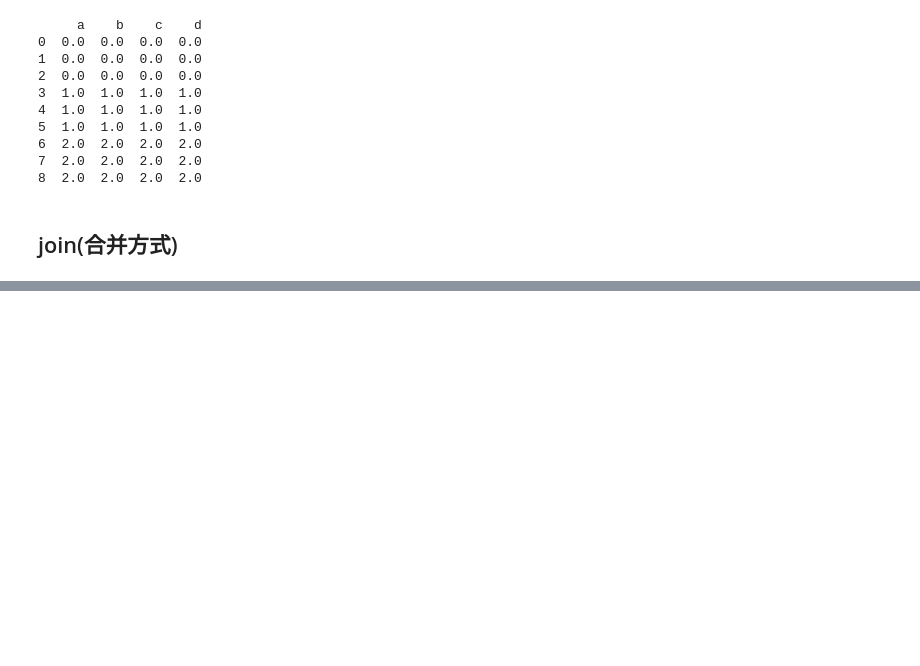
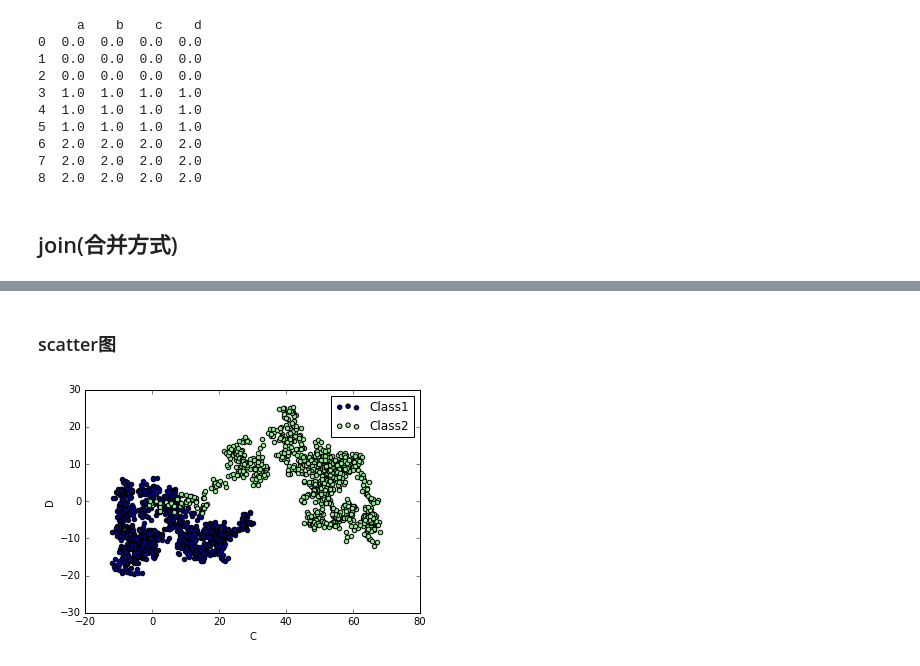
Before and after one commit to futheads/Python-study, a Jupyter notebook: pandas/Pandas-study.ipynb, the cells around one changed output, grey strips where cells are left out. Drawn from its saved outputs; the diff is of its cells as text; code cells hidden in the pictures; blank space fills up the shorter version.

```diff
--- a/pandas/Pandas-study.ipynb
+++ b/pandas/Pandas-study.ipynb
@@ -442,0 +779,9 @@ df1 = pd.DataFrame(np.ones((3, 4)) *  0, columns=['a', 'b'])
+# %% [markdown]
+### scatter图
+# %%
+ax = data.plot.scatter('A', 'B', color='DarkBlue', label='Class1')
+
+data.plot.scatter('C', 'D', color='LightGreen', label='Class2', ax=ax)
+plt.show()
+# %% [output]
+[figure, added]
```
Also changed, not shown: parts of 56 cells of this notebook.
